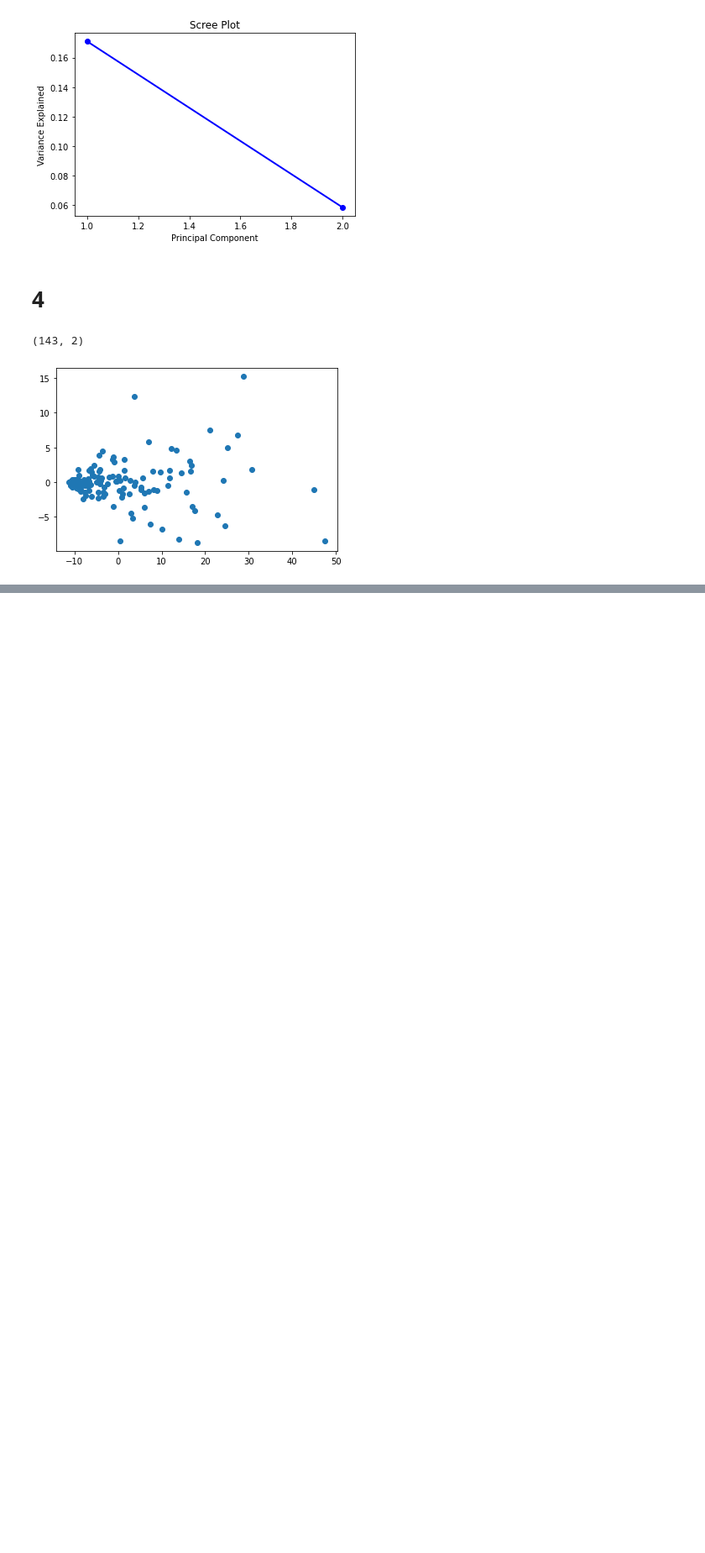
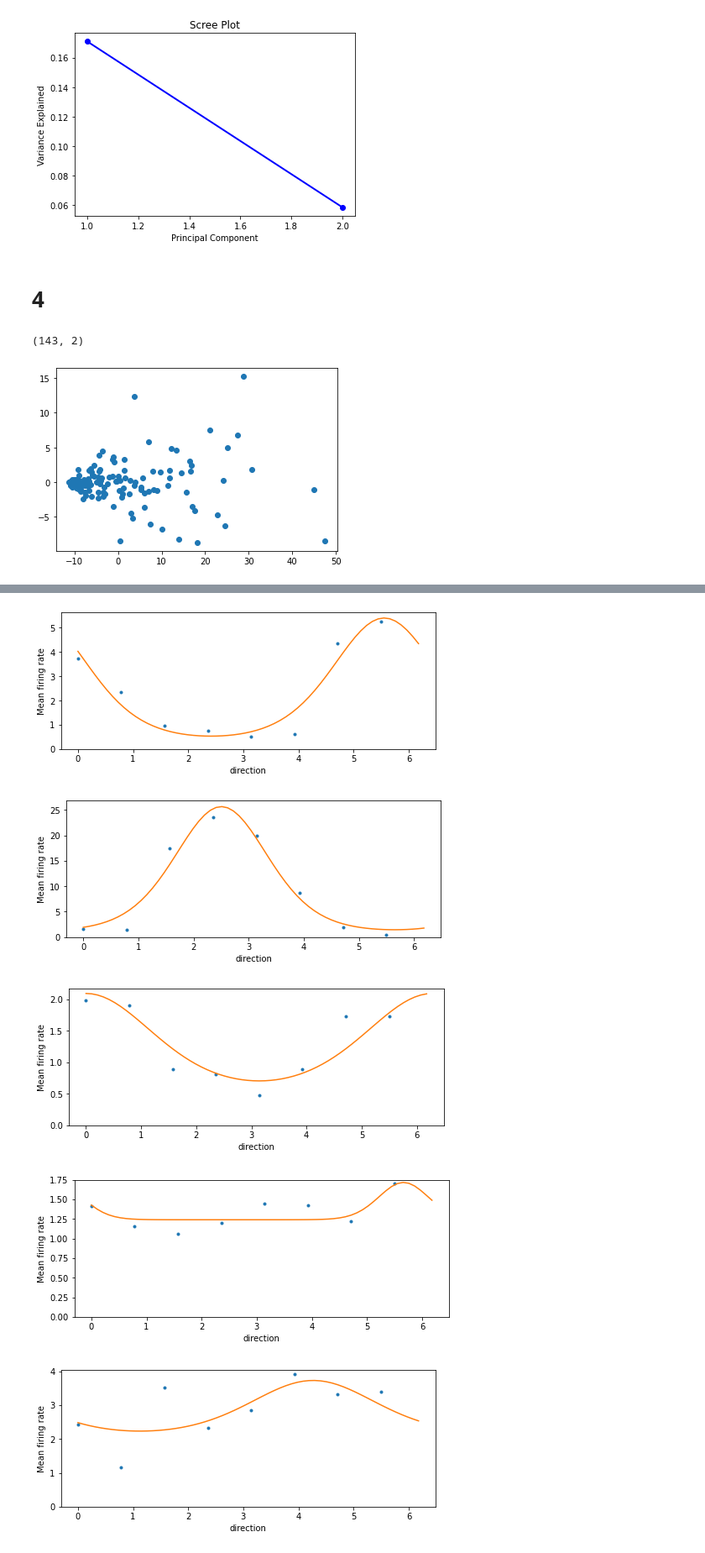
Before and after one commit to CONECT-INT/2022_CENTURI-SummerSchool, a Jupyter notebook: dev/dataset1_river.ipynb, the cells around one changed output, grey strips where cells are left out. Shown: that part at 84% size. Saved outputs shown, nothing was run; the diff lists cells and outputs as text; code cells hidden in the pictures; blank space fills up the shorter version.

```diff
--- a/dev/dataset1_river.ipynb
+++ b/dev/dataset1_river.ipynb
@@ -164,0 +232,17 @@ scatter = plt.scatter(data_pca_2[:,0], data_pca_2[:,1])
+# %%
+for i_neuron in range(8):
+    p = fit_tc(direction_mean[i_neuron, :], 1.5)
+
+    fig, ax = plt.subplots(figsize=(8, 3))
+    ax.plot(theta, direction_mean[i_neuron, :] , '.')
+    ax.plot(theta_more, tuning_function(theta_more, **p))
+    ax.set_xlabel('direction')
+    ax.set_ylabel('Mean firing rate')
+    ax.set_ylim(0)
+    plt.show()
+# %% [output]
+[figure, added]
+[figure, added]
+[figure, added]
+[figure, added]
+[figure, added]
```
Also changed, not shown: parts of 16 cells of this notebook.
